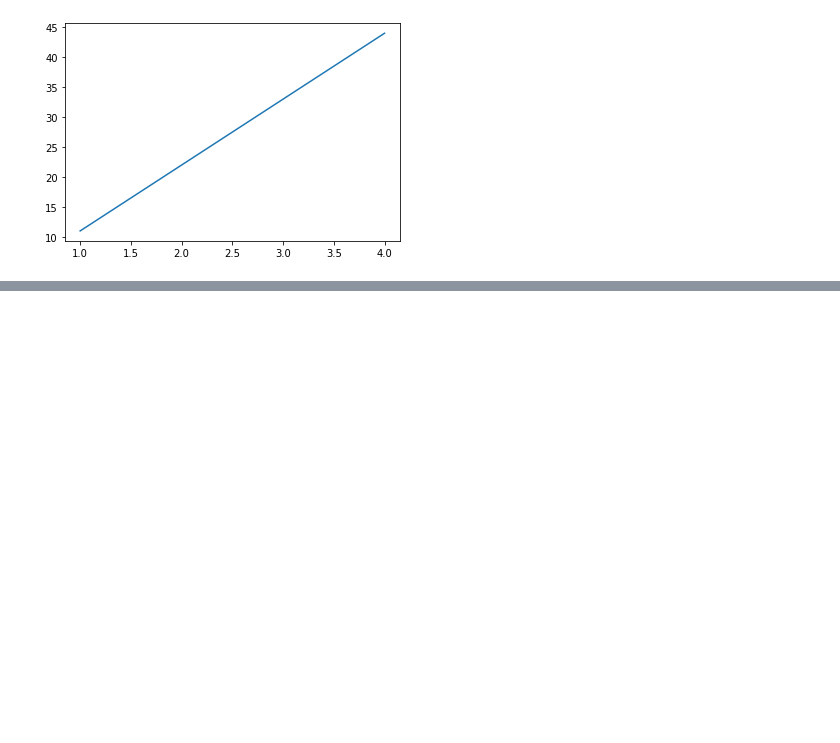
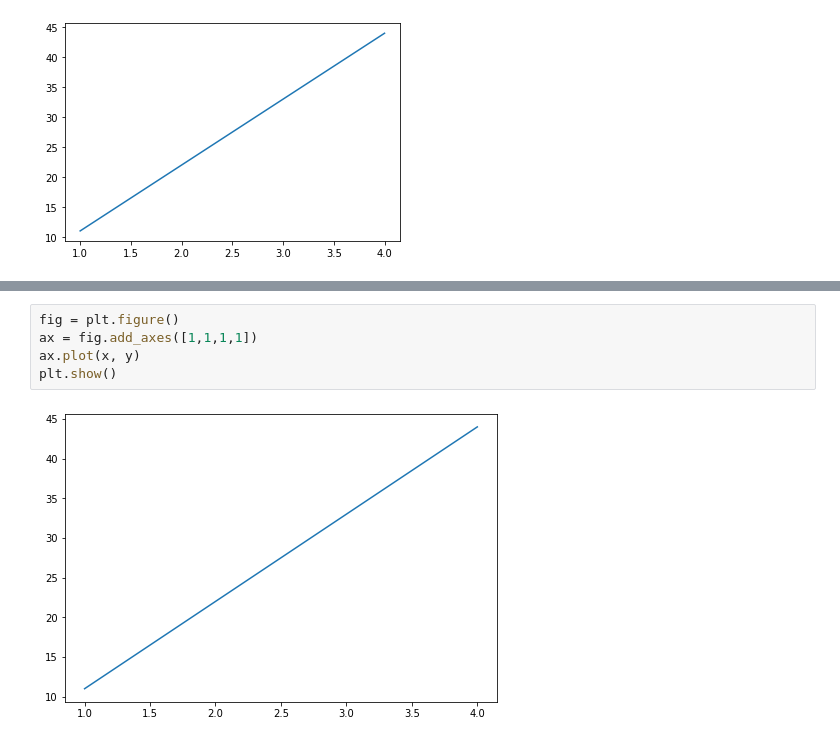
Before and after one commit to explorer-skywalker/AI, a Jupyter notebook: 08-Matplotlib/Matplotlib_Introduction.ipynb, the cells around one changed output, grey strips where cells are left out. Drawn from its saved outputs; the diff is of its cells as text; blank space fills up the shorter version.

```diff
--- a/08-Matplotlib/Matplotlib_Introduction.ipynb
+++ b/08-Matplotlib/Matplotlib_Introduction.ipynb
@@ -34,0 +54,7 @@ plt.show()
+# %%
+fig = plt.figure()
+ax = fig.add_axes([1,1,1,1])
+ax.plot(x, y)
+plt.show()
+# %% [output]
+[figure, added]
```
Also changed, not shown: parts of 7 cells of this notebook, 4 other files.
